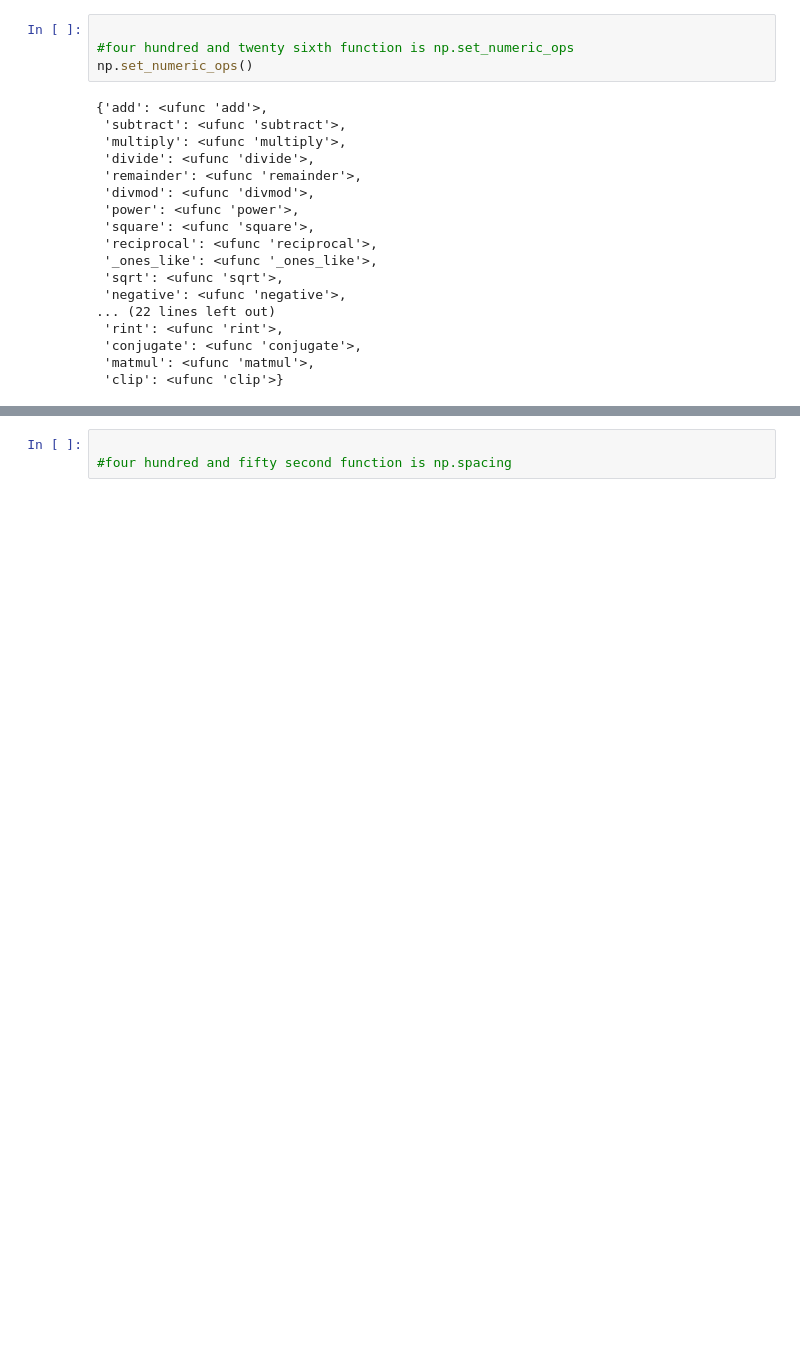
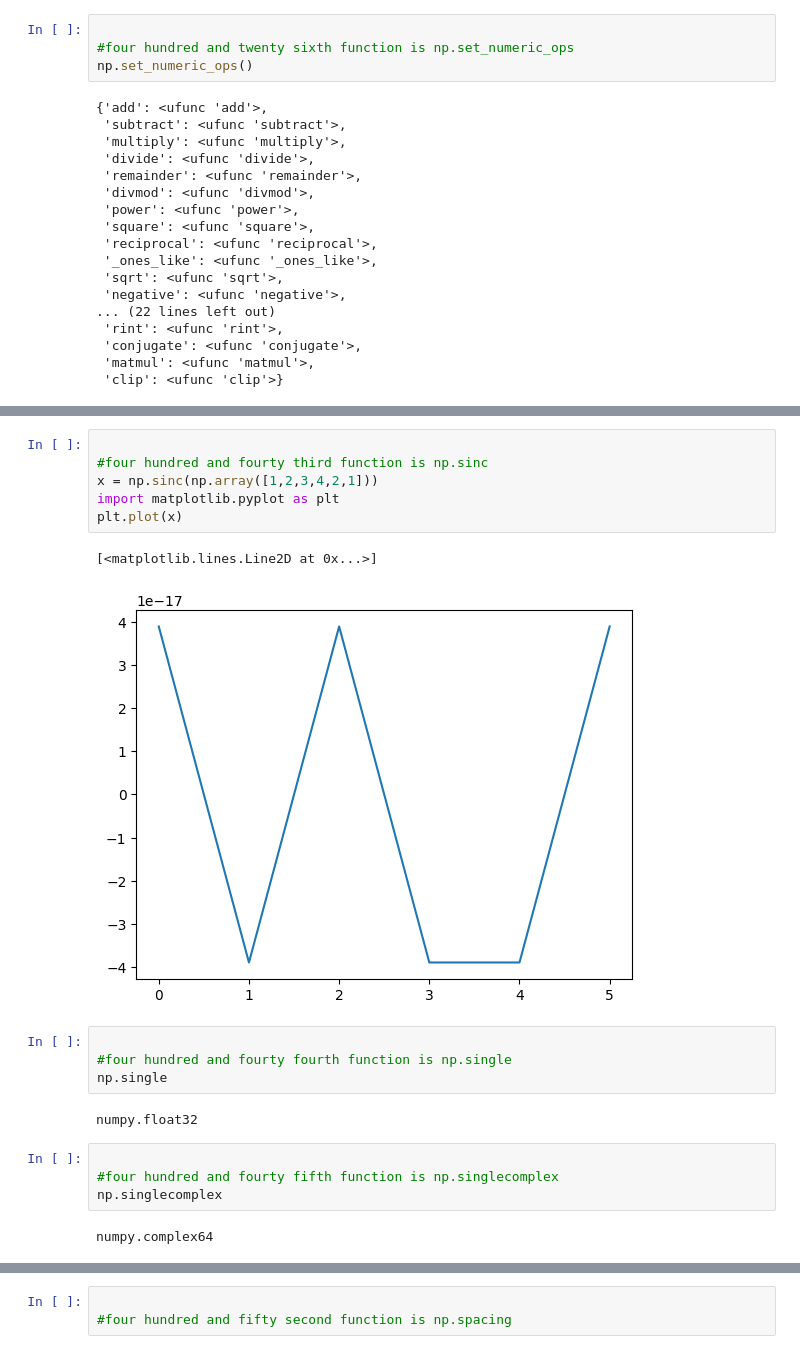
Before and after one commit to IqrorjonCoder/all-numpy-functions, a Jupyter notebook: numpy all functions.ipynb, the cells around one changed output, grey strips where cells are left out. Drawn from its saved outputs; the diff is of its cells as text; blank space fills up the shorter version.

```diff
--- a/numpy all functions.ipynb
+++ b/numpy all functions.ipynb
@@ -3606,0 +3613,21 @@ np.set_numeric_ops()
+# %%
+
+#four hundred and fourty third function is np.sinc
+x = np.sinc(np.array([1,2,3,4,2,1]))
+import matplotlib.pyplot as plt
+plt.plot(x)
+# %% [output]
+[<matplotlib.lines.Line2D at 0x...>]
+[figure, added]
+# %%
+
+#four hundred and fourty fourth function is np.single
+np.single
+# %% [output]
+numpy.float32
+# %%
+
+#four hundred and fourty fifth function is np.singlecomplex
+np.singlecomplex
+# %% [output]
+numpy.complex64
```
Also changed, not shown: parts of 94 cells of this notebook.
